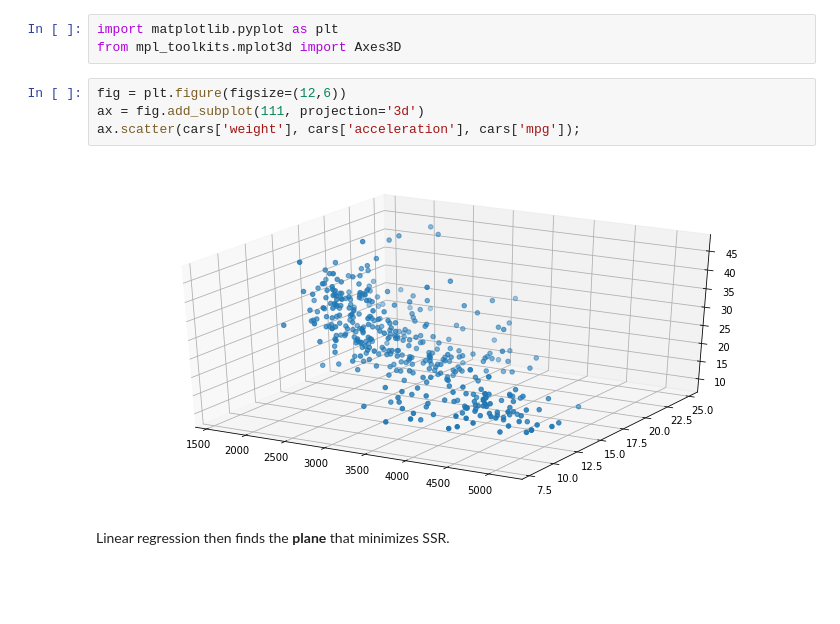
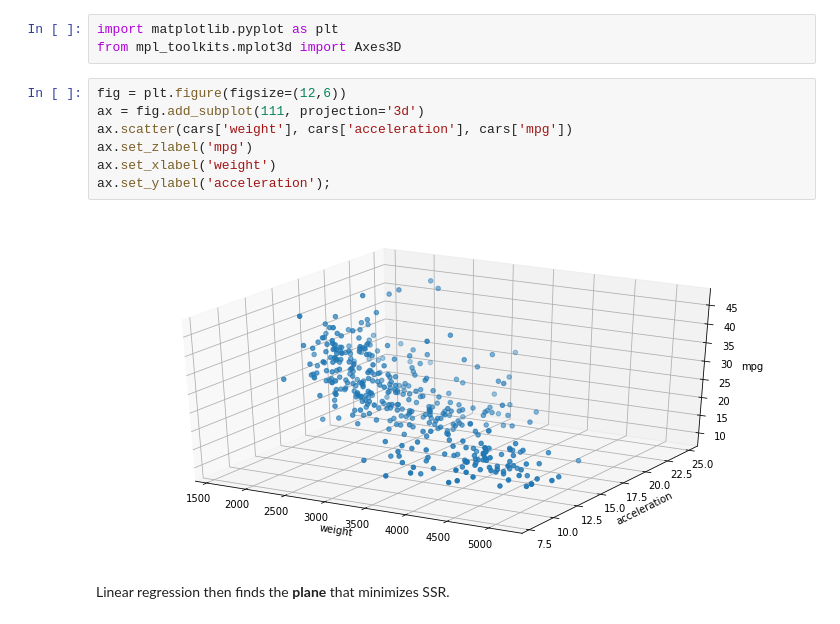
Before and after one commit to wmarshall484/DSI_LECTURES_2, a Jupyter notebook: linear-regression/moses_marsh/linear_regression.ipynb, the cells around one changed output. Saved outputs shown, nothing was run; the diff lists cells and outputs as text; blank space fills up the shorter version.

```diff
--- a/linear-regression/moses_marsh/linear_regression.ipynb
+++ b/linear-regression/moses_marsh/linear_regression.ipynb
@@ -215,9 +237,12 @@ from mpl_toolkits.mplot3d import Axes3D
 # %%
 fig = plt.figure(figsize=(12,6))
 ax = fig.add_subplot(111, projection='3d')
-ax.scatter(cars['weight'], cars['acceleration'], cars['mpg']);
+ax.scatter(cars['weight'], cars['acceleration'], cars['mpg'])
+ax.set_zlabel('mpg')
+ax.set_xlabel('weight')
+ax.set_ylabel('acceleration');
 # %% [output]
-[figure, old version]
+[figure, new version]
 # %% [markdown]
 Linear regression then finds the **plane** that minimizes SSR.
 # %%
```
Also changed, not shown: parts of 15 cells of this notebook.
